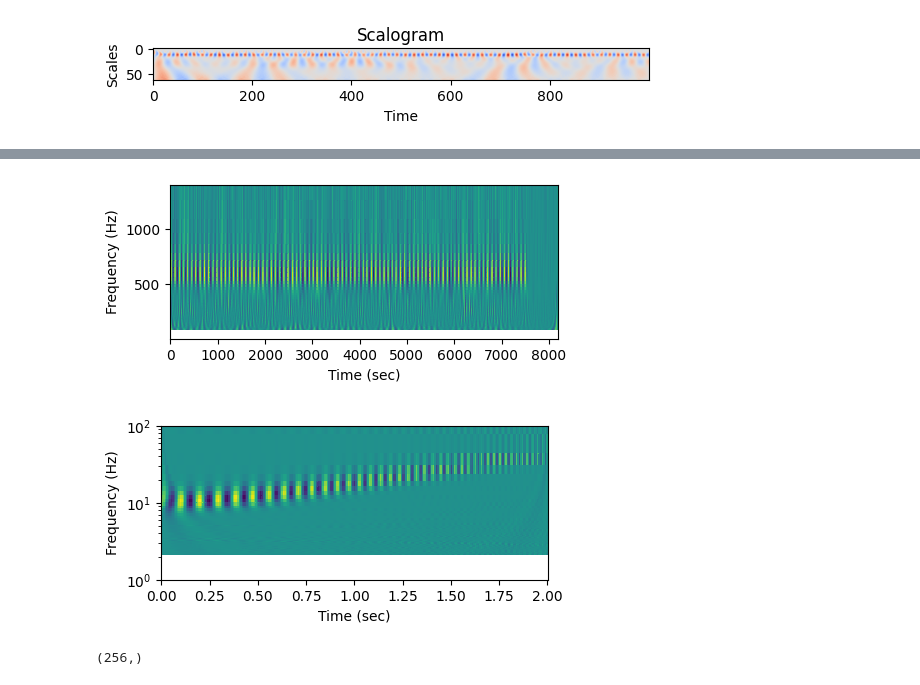
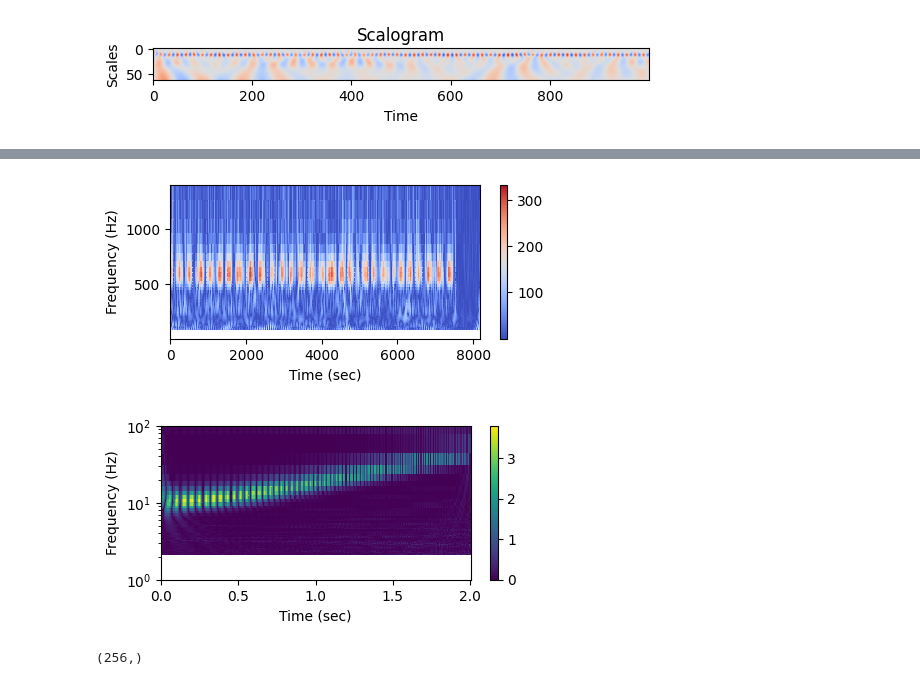
Before and after one commit to CaffineAddic/Wavelet_transforms_in_schlieren_flame_images, a Jupyter notebook: Wavelet_transform_german.ipynb, the cells around one changed output, grey strips where cells are left out. Saved outputs shown, nothing was run; the diff lists cells and outputs as text; code cells hidden in the pictures.

```diff
--- a/Wavelet_transform_german.ipynb
+++ b/Wavelet_transform_german.ipynb
@@ -226,16 +206,16 @@ array([8125.        , 4062.5       , 2708.33333333, 2031.25      ,
 # %%
 # Show w.r.t. time and frequency
 plt.figure(figsize=(5, 2))
-plt.pcolor(t, freqs, coef)
-
+neg = plt.pcolor(t, freqs, abs(coef), cmap='coolwarm')
+plt.colorbar(neg)
 # Set yscale, ylim and labels
 # plt.yscale('log')
 plt.ylim([1, 1400])
 plt.ylabel('Frequency (Hz)')
 plt.xlabel('Time (sec)')
-plt.savefig('egg.png', dpi=150)
+plt.savefig('egg_german.png', dpi=150)
 # %% [output]
-[figure, old version]
+[figure, new version]
 # %%
 import pywt
 import numpy as np
@@ -255,16 +235,17 @@ coef, freqs = pywt.cwt(x, np.arange(1, 50), 'morl',
 
 # Show w.r.t. time and frequency
 plt.figure(figsize=(5, 2))
-plt.pcolor(t, freqs, coef)
+peg = plt.pcolor(t, freqs, abs(coef))
 
+plt.colorbar(peg)
 # Set yscale, ylim and labels
 plt.yscale('log')
 plt.ylim([1, 100])
 plt.ylabel('Frequency (Hz)')
 plt.xlabel('Time (sec)')
-plt.savefig('egg.png', dpi=150)
+plt.savefig('egg_synth.png', dpi=150)
 # %% [output]
-[figure, old version]
+[figure, new version]
 # %%
 t.shape
 # %% [output]
```
Also changed, not shown: parts of 3 cells of this notebook, 2 other files.
